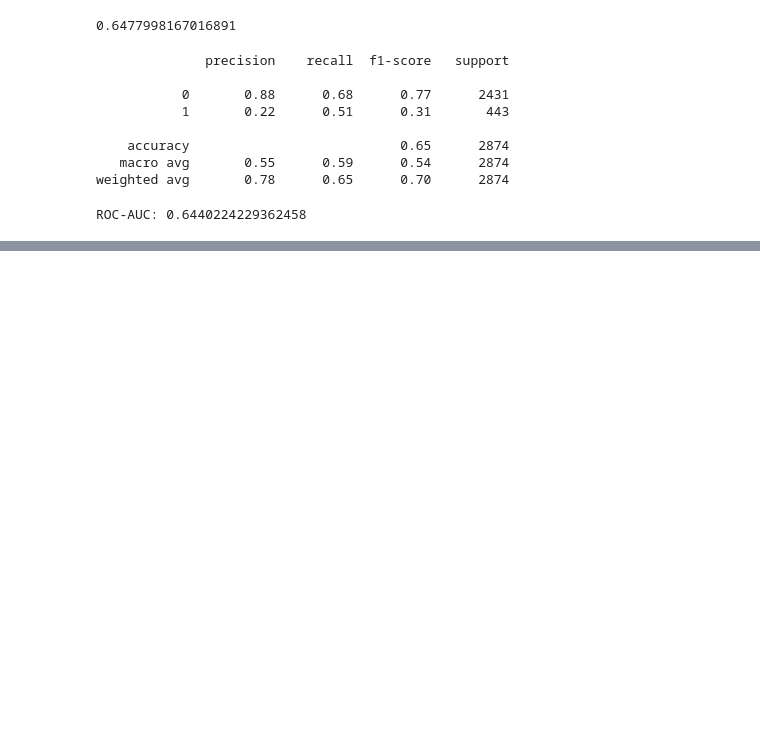
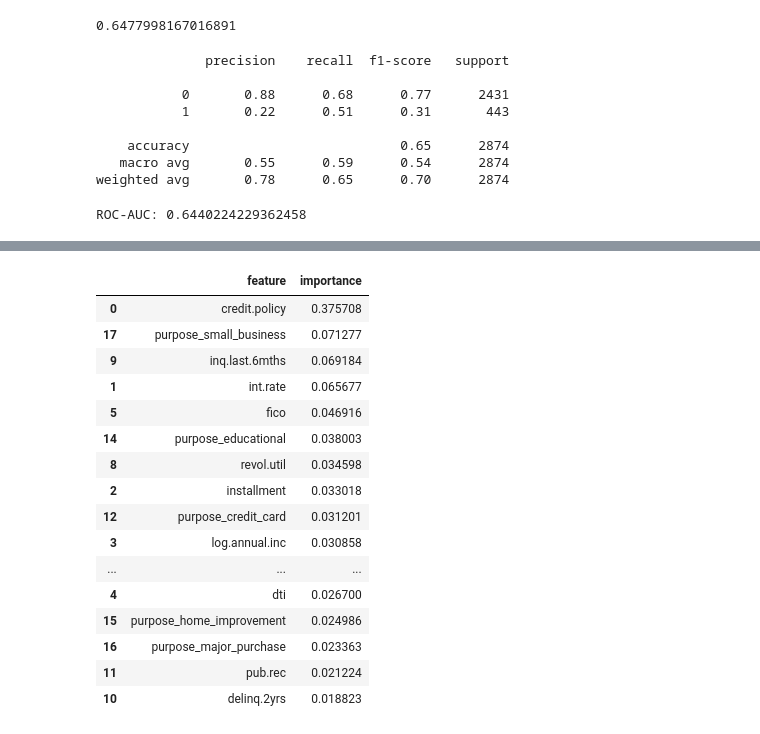
Before and after one commit to mynkaiml/Machine-learning-journey, a Jupyter notebook: Supervised Learning/Decision Trees/Decision_tree_proj/Decision+Random_forest.ipynb, the cells around one changed output, grey strips where cells are left out. Saved outputs shown, nothing was run; the diff lists cells and outputs as text; code cells hidden in the pictures; blank space fills up the shorter version.

```diff
--- a/Supervised Learning/Decision Trees/Decision_tree_proj/Decision+Random_forest.ipynb
+++ b/Supervised Learning/Decision Trees/Decision_tree_proj/Decision+Random_forest.ipynb
@@ -279,0 +288,28 @@ ROC-AUC: 0.6440224229362458
+# %%
+importance = pd.DataFrame({
+    "feature": X_train.columns,
+    "importance": xgb.feature_importances_
+})
+
+importance.sort_values(
+    "importance",
+    ascending=False
+)
+# %% [output]
+|  | feature | importance |
+| 0 | credit.policy | 0.375708 |
+| 17 | purpose_small_business | 0.071277 |
+| 9 | inq.last.6mths | 0.069184 |
+| 1 | int.rate | 0.065677 |
+| 5 | fico | 0.046916 |
+| 14 | purpose_educational | 0.038003 |
+| 8 | revol.util | 0.034598 |
+| 2 | installment | 0.033018 |
+| 12 | purpose_credit_card | 0.031201 |
+| 3 | log.annual.inc | 0.030858 |
+| ... | ... | ... |
+| 4 | dti | 0.026700 |
+| 15 | purpose_home_improvement | 0.024986 |
+| 16 | purpose_major_purchase | 0.023363 |
+| 11 | pub.rec | 0.021224 |
+| 10 | delinq.2yrs | 0.018823 |
```
Also changed, not shown: parts of 9 cells of this notebook, 1 other file.
